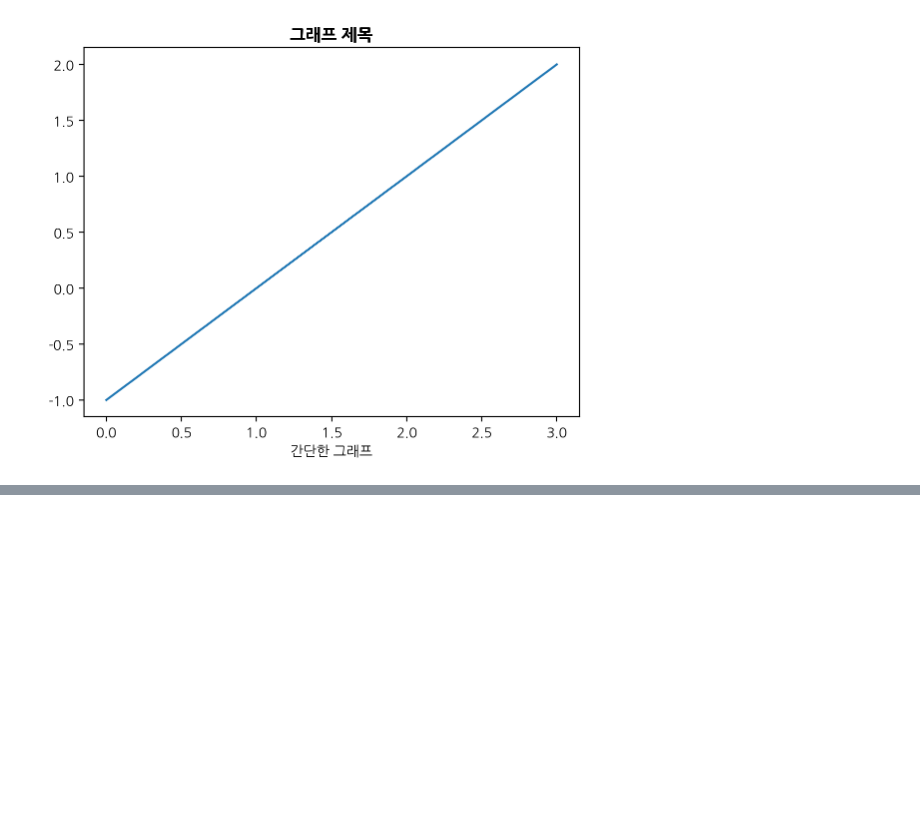
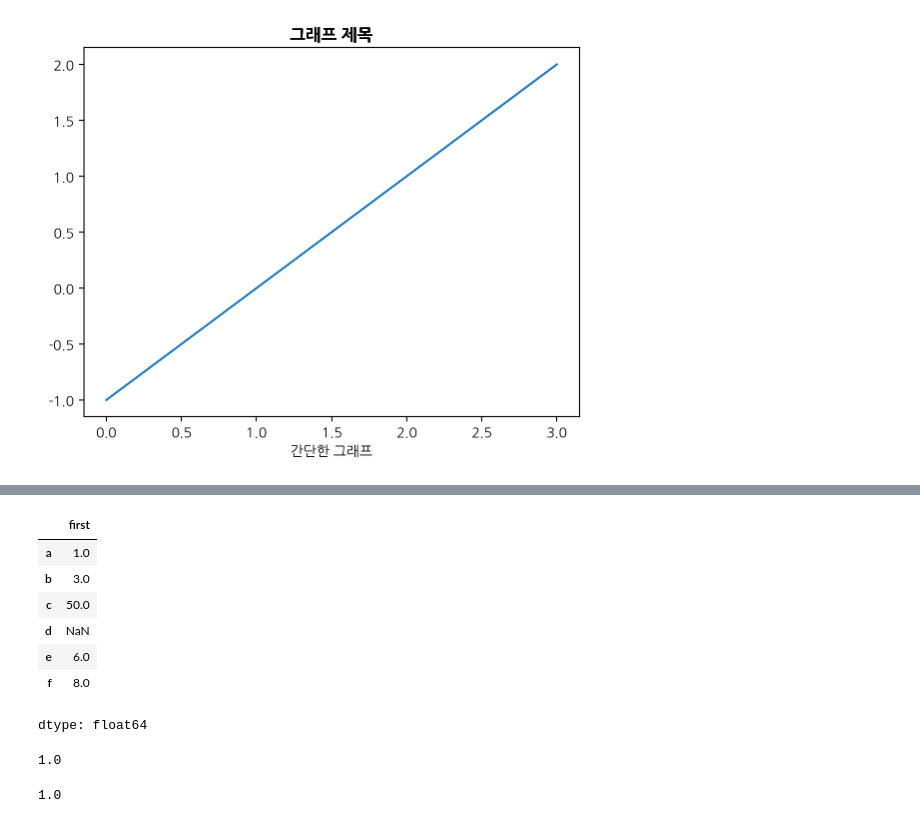
Before and after one commit to Jaranhee/2025-1-myclass-BDA, a Jupyter notebook: inclass/01w_bigdata_basic.ipynb, the cells around one changed output, grey strips where cells are left out. Drawn from its saved outputs; the diff is of its cells as text; code cells hidden in the pictures; blank space fills up the shorter version.

```diff
--- a/inclass/01w_bigdata_basic.ipynb
+++ b/inclass/01w_bigdata_basic.ipynb
@@ -57,0 +126,20 @@ plt.show()
+# %%
+s.index = list('abcdef')
+s
+# %% [output]
+|  | first |
+| a | 1.0 |
+| b | 3.0 |
+| c | 50.0 |
+| d | NaN |
+| e | 6.0 |
+| f | 8.0 |
+dtype: float64
+# %%
+s['a']
+# %% [output]
+1.0
+# %%
+s[0]
+# %% [output]
+1.0
```
Also changed, not shown: parts of 17 cells of this notebook.
